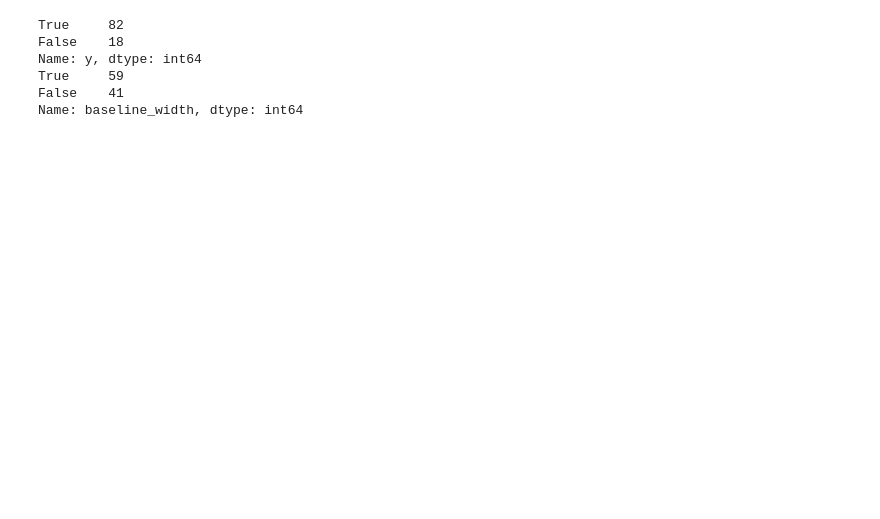
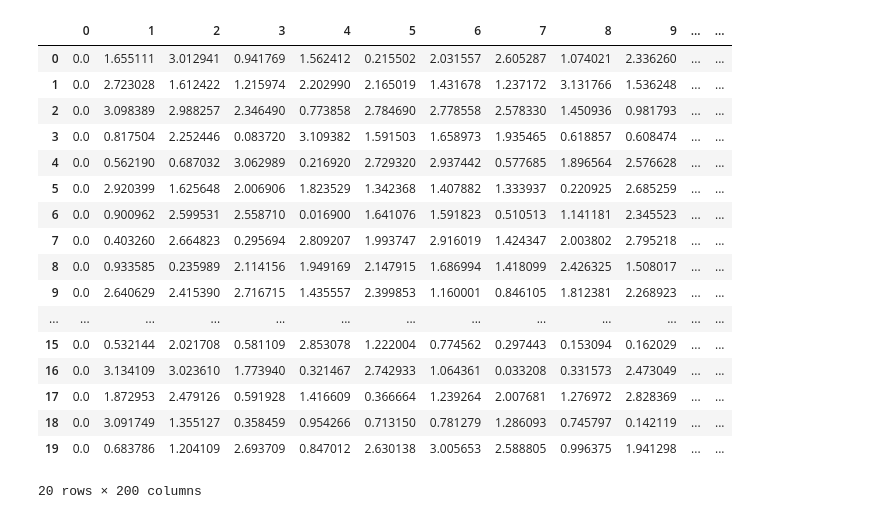
Before and after one commit to Zhaoxing-Wu/Interpretable-ML-Sync, a Jupyter notebook: Drivers/temp.ipynb, the cells around one changed output. Saved outputs shown, nothing was run; the diff lists cells and outputs as text; code cells hidden in the pictures; blank space fills up the shorter version.

```diff
--- a/Drivers/temp.ipynb
+++ b/Drivers/temp.ipynb
@@ -67,21 +270,31 @@ Name: baseline_width, dtype: int64
 # %%
 pred_iter = 40
 train_iter = 25
 K = 1
 step = 0.05
 skip = 10
-X = data['X'][:,:100]
-datagen_Kuramoto_dynamics(num_nodes, K, step, pred_iter, train_iter, skip, file_name, X)
-df = pd.read_csv(file_name)
-print(df["y"].value_counts())
-print(df["baseline_width"].value_counts())
+X = data['X'][:,:20]
+df_kura = datagen_Kuramoto_dynamics(num_nodes, K, step, pred_iter, train_iter, skip, X)
+datagen_Kuramoto_coladj(num_nodes, X, df_kura)
 # %% [output]
+|  | 0 | 1 | 2 | 3 | 4 | 5 | 6 | 7 | 8 | 9 | ... | ... |
+| 0 | 0.0 | 1.655111 | 3.012941 | 0.941769 | 1.562412 | 0.215502 | 2.031557 | 2.605287 | 1.074021 | 2.336260 | ... | ... |
+| 1 | 0.0 | 2.723028 | 1.612422 | 1.215974 | 2.202990 | 2.165019 | 1.431678 | 1.237172 | 3.131766 | 1.536248 | ... | ... |
+| 2 | 0.0 | 3.098389 | 2.988257 | 2.346490 | 0.773858 | 2.784690 | 2.778558 | 2.578330 | 1.450936 | 0.981793 | ... | ... |
+| 3 | 0.0 | 0.817504 | 2.252446 | 0.083720 | 3.109382 | 1.591503 | 1.658973 | 1.935465 | 0.618857 | 0.608474 | ... | ... |
+| 4 | 0.0 | 0.562190 | 0.687032 | 3.062989 | 0.216920 | 2.729320 | 2.937442 | 0.577685 | 1.896564 | 2.576628 | ... | ... |
+| 5 | 0.0 | 2.920399 | 1.625648 | 2.006906 | 1.823529 | 1.342368 | 1.407882 | 1.333937 | 0.220925 | 2.685259 | ... | ... |
+| 6 | 0.0 | 0.900962 | 2.599531 | 2.558710 | 0.016900 | 1.641076 | 1.591823 | 0.510513 | 1.141181 | 2.345523 | ... | ... |
+| 7 | 0.0 | 0.403260 | 2.664823 | 0.295694 | 2.809207 | 1.993747 | 2.916019 | 1.424347 | 2.003802 | 2.795218 | ... | ... |
+| 8 | 0.0 | 0.933585 | 0.235989 | 2.114156 | 1.949169 | 2.147915 | 1.686994 | 1.418099 | 2.426325 | 1.508017 | ... | ... |
+| 9 | 0.0 | 2.640629 | 2.415390 | 2.716715 | 1.435557 | 2.399853 | 1.160001 | 0.846105 | 1.812381 | 2.268923 | ... | ... |
+| ... | ... | ... | ... | ... | ... | ... | ... | ... | ... | ... | ... | ... |
+| 15 | 0.0 | 0.532144 | 2.021708 | 0.581109 | 2.853078 | 1.222004 | 0.774562 | 0.297443 | 0.153094 | 0.162029 | ... | ... |
+| 16 | 0.0 | 3.134109 | 3.023610 | 1.773940 | 0.321467 | 2.742933 | 1.064361 | 0.033208 | 0.331573 | 2.473049 | ... | ... |
+| 17 | 0.0 | 1.872953 | 2.479126 | 0.591928 | 1.416609 | 0.366664 | 1.239264 | 2.007681 | 1.276972 | 2.828369 | ... | ... |
+| 18 | 0.0 | 3.091749 | 1.355127 | 0.358459 | 0.954266 | 0.713150 | 0.781279 | 1.286093 | 0.745797 | 0.142119 | ... | ... |
+| 19 | 0.0 | 0.683786 | 1.204109 | 2.693709 | 0.847012 | 2.630138 | 3.005653 | 2.588805 | 0.996375 | 1.941298 | ... | ... |
-True     82
-False    18
-Name: y, dtype: int64
-True     59
-False    41
-Name: baseline_width, dtype: int64
+20 rows × 200 columns
 # %%
 pred_iter = 40
 train_iter = 20
```
Also changed, not shown: parts of 12 cells of this notebook, 3 other files.
